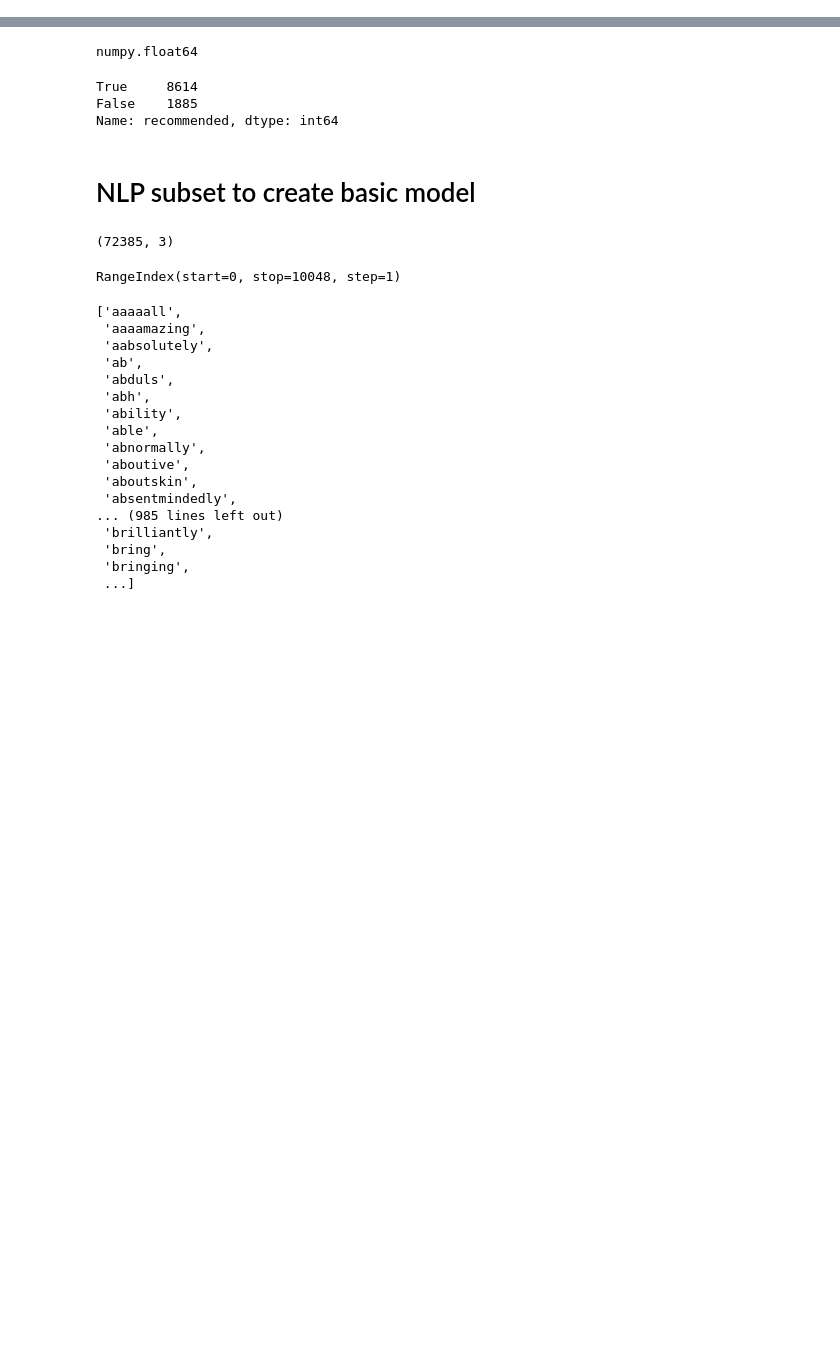
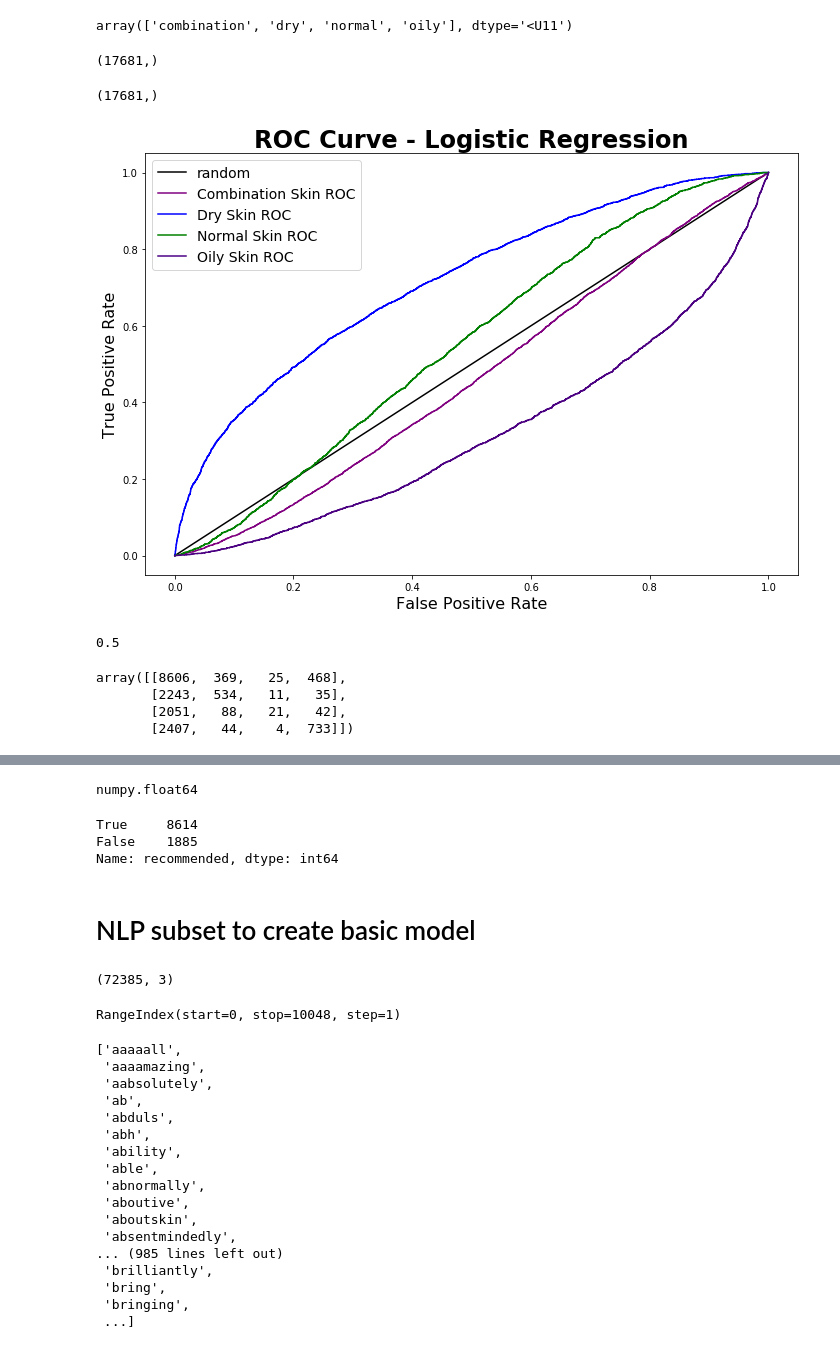
Before and after one commit to nicleong27/Beauty_Reviews, a Jupyter notebook: Reviews-Modelling.ipynb, the cells around one changed output, grey strips where cells are left out. Cells and saved outputs as stored; diff of their text form; code cells hidden in the pictures; blank space fills up the shorter version.

Commit message:
updated model

```diff
--- a/Reviews-Modelling.ipynb
+++ b/Reviews-Modelling.ipynb
@@ -87,0 +370,4 @@ array(['$29.00', '$24.00 - $45.00', '$39.00', '$30.00', '$45.00',
+# %%
+# instantiate X and y for models
+y = final2.pop('skin_type')
+X = final2.values
@@ -87,0 +398,3 @@ array(['$29.00', '$24.00 - $45.00', '$39.00', '$30.00', '$45.00',
+# %%
+model = LogisticRegression()
+X_train, X_test, y_train, y_test = train_test_split(X, y, test_size=0.25)
@@ -87,0 +414,42 @@ array(['$29.00', '$24.00 - $45.00', '$39.00', '$30.00', '$45.00',
+# %%
+# function to convert y_test to threshold
+def convert_y_test_for_threshdf (y_test):
+    lb = LabelBinarizer()
+    lb.fit(y_test)
+    y_test = lb.transform(y_test)
+    return y_test
+#     return lb.classes_
+# %%
+convert_y_test_for_threshdf(y_test)
+# %% [output]
+array(['combination', 'dry', 'normal', 'oily'], dtype='<U11')
+# %%
+convert_y_test_for_threshdf(y_test)[:, 0].shape
+# %% [output]
+(17681,)
+# %%
+probs.shape
+# %% [output]
+(17681,)
+# %%
+combo_thresh = calculate_threshold_values(probs, convert_y_test_for_threshdf(y_test)[:, 0])
+dry_thresh = calculate_threshold_values(probs, convert_y_test_for_threshdf(y_test)[:, 1])
+normal_thresh = calculate_threshold_values(probs, convert_y_test_for_threshdf(y_test)[:, 2])
+oily_thresh = calculate_threshold_values(probs, convert_y_test_for_threshdf(y_test)[:, 3])
+# %%
+fig, ax = plt.subplots(figsize=(10,7))
+ax.plot([0,1],[0,1], 'k', label="random")
+ax.set_title('ROC Curve - Logistic Regression', fontweight='bold', fontsize=24)
+
+plt.gca().set_color_cycle(['purple', 'blue', 'green', 'indigo'])
+
+
+plot_roc(ax, combo_thresh, 'Combination Skin ROC')
+plot_roc(ax, dry_thresh, 'Dry Skin ROC')
+plot_roc(ax, normal_thresh, 'Normal Skin ROC')
+plot_roc(ax, oily_thresh, 'Oily Skin ROC')
+
+plt.tight_layout()
+plt.savefig('imgs/logistic_regression.png')
+# %% [output]
+[figure, added]
@@ -87,0 +464,11 @@ array(['$29.00', '$24.00 - $45.00', '$39.00', '$30.00', '$45.00',
+# %%
+multiclass_roc_auc_score(y_test, y_pred)
+# %% [output]
+0.5
+# %%
+confusion_matrix(y_test, y_pred)
+# %% [output]
+array([[8606,  369,   25,  468],
+       [2243,  534,   11,   35],
+       [2051,   88,   21,   42],
+       [2407,   44,    4,  733]])
```
Also changed, not shown: parts of 64 cells of this notebook.
